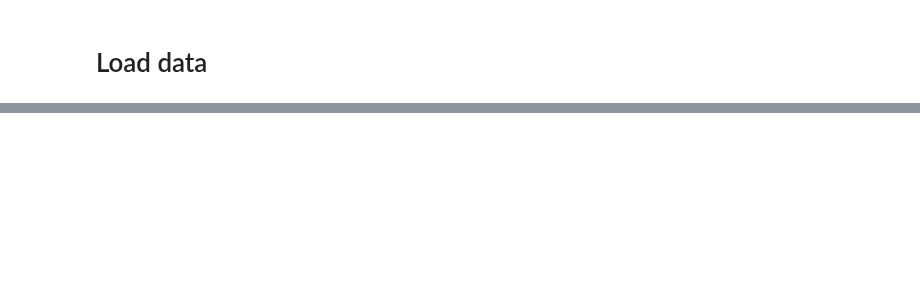
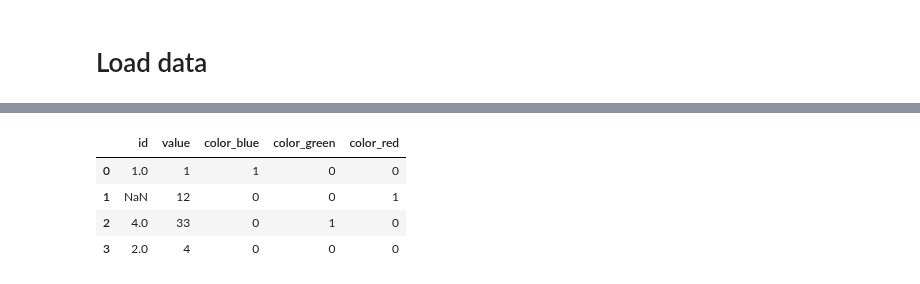
Before and after one commit to caheredia/target_modeling, a Jupyter notebook: 0.1-cristian_explore_data.ipynb, the cells around one changed output, grey strips where cells are left out. Cells and saved outputs as stored; diff of their text form; code cells hidden in the pictures; blank space fills up the shorter version.

Commit message:
explode categroical values

```diff
--- a/0.1-cristian_explore_data.ipynb
+++ b/0.1-cristian_explore_data.ipynb
@@ -109,0 +82,3 @@ np.array_equal(data['FLOZVPMFT4626A'].values,data[ 'ibe1270YRFHJ3350O'].values )
+# %%
+data = pd.DataFrame({'color': ['blue', 'red', 'green', np.nan], 'value': [1,12,33,4], 'id':[1,None,4,2]}  )
+data
@@ -109,0 +91,8 @@ np.array_equal(data['FLOZVPMFT4626A'].values,data[ 'ibe1270YRFHJ3350O'].values )
+# %%
+pd.get_dummies(data)
+# %% [output]
+|  | id | value | color_blue | color_green | color_red |
+| 0 | 1.0 | 1 | 1 | 0 | 0 |
+| 1 | NaN | 12 | 0 | 0 | 1 |
+| 2 | 4.0 | 33 | 0 | 1 | 0 |
+| 3 | 2.0 | 4 | 0 | 0 | 0 |
```
Also changed, not shown: parts of 33 cells of this notebook.
